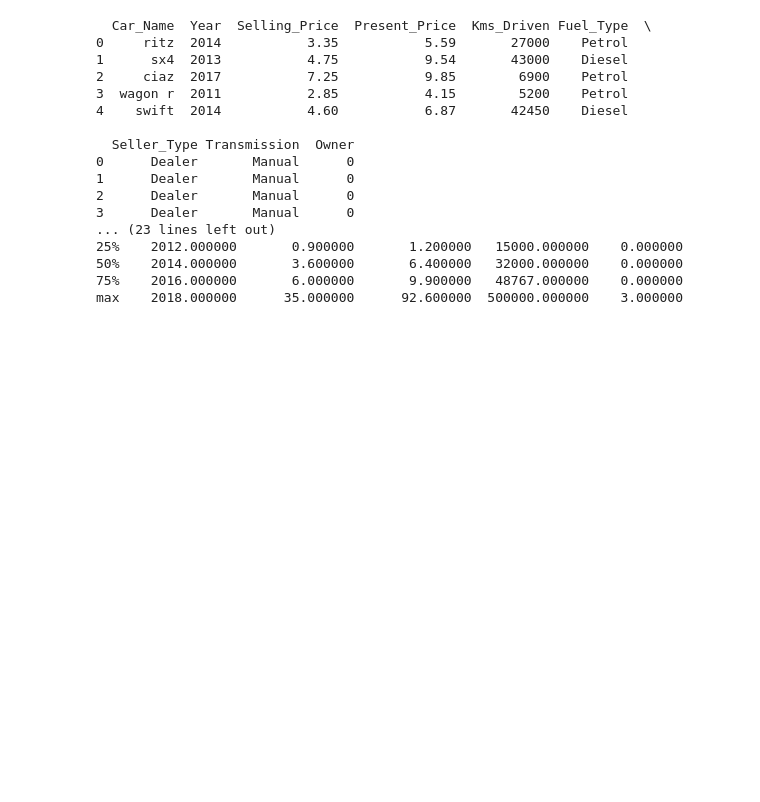
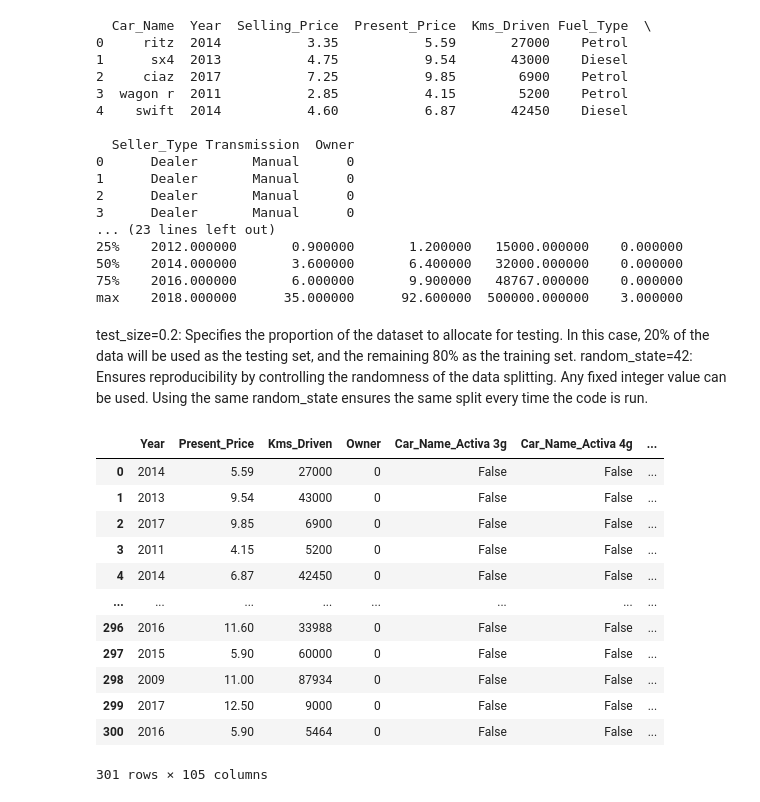
Before and after one commit to Jyoti-jm9/Carprice, a Jupyter notebook: Carprice.ipynb, the cells around one changed output. Drawn from its saved outputs; the diff is of its cells as text; code cells hidden in the pictures; blank space fills up the shorter version.

```diff
--- a/Carprice.ipynb
+++ b/Carprice.ipynb
@@ -30,17 +30,40 @@ print(data.describe())
 50%    2014.000000       3.600000       6.400000   32000.000000    0.000000
 75%    2016.000000       6.000000       9.900000   48767.000000    0.000000
 max    2018.000000      35.000000      92.600000  500000.000000    3.000000
+# %% [markdown]
+test_size=0.2:
+Specifies the proportion of the dataset to allocate for testing.
+In this case, 20% of the data will be used as the testing set, and the remaining 80% as the training set.
+random_state=42:
+Ensures reproducibility by controlling the randomness of the data splitting.
+Any fixed integer value can be used. Using the same random_state ensures the same split every time the code is run.
 # %%
 #preprocessing
 from sklearn.model_selection import train_test_split
 
 # Identify target column (e.g., 'Price') and features
 target = 'Selling_Price'
 X = data.drop(columns=[target])
 y = data[target]
 
 # Convert categorical data to numerical, if needed
-X = pd.get_dummies(X, drop_first=True)
+X1 = pd.get_dummies(X, drop_first=True)
 
 # Split into training and testing sets
-X_train, X_test, y_train, y_test = train_test_split(X, y, test_size=0.2, random_state=42)
+X_train, X_test, y_train, y_test = train_test_split(X1, y, test_size=0.2, random_state=42)
+#X
+X1
+# %% [output]
+|  | Year | Present_Price | Kms_Driven | Owner | Car_Name_Activa 3g | Car_Name_Activa 4g | ... |
+| 0 | 2014 | 5.59 | 27000 | 0 | False | False | ... |
+| 1 | 2013 | 9.54 | 43000 | 0 | False | False | ... |
+| 2 | 2017 | 9.85 | 6900 | 0 | False | False | ... |
+| 3 | 2011 | 4.15 | 5200 | 0 | False | False | ... |
+| 4 | 2014 | 6.87 | 42450 | 0 | False | False | ... |
+| ... | ... | ... | ... | ... | ... | ... | ... |
+| 296 | 2016 | 11.60 | 33988 | 0 | False | False | ... |
+| 297 | 2015 | 5.90 | 60000 | 0 | False | False | ... |
+| 298 | 2009 | 11.00 | 87934 | 0 | False | False | ... |
+| 299 | 2017 | 12.50 | 9000 | 0 | False | False | ... |
+| 300 | 2016 | 5.90 | 5464 | 0 | False | False | ... |
+301 rows × 105 columns
```
Also changed, not shown: parts of 3 cells of this notebook.
